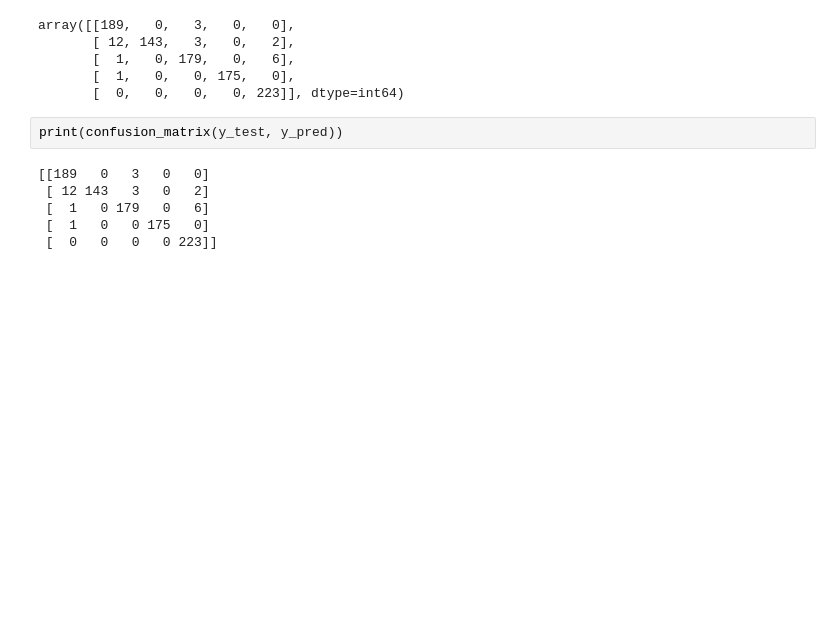
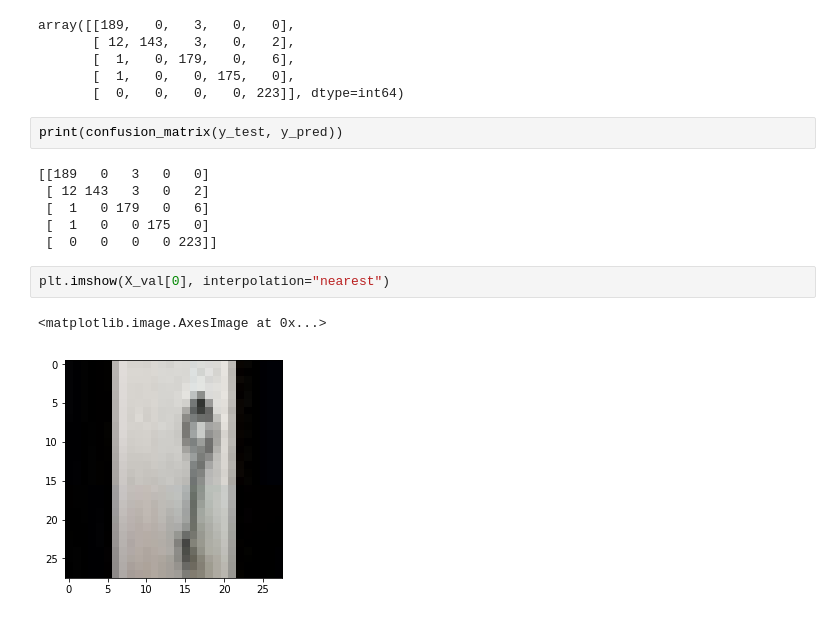
Before and after one commit to brandonsteed/hardware, a Jupyter notebook: classifying-hardware-from-images.ipynb, the cells around one changed output. Saved outputs shown, nothing was run; the diff lists cells and outputs as text; blank space fills up the shorter version.

```diff
--- a/classifying-hardware-from-images.ipynb
+++ b/classifying-hardware-from-images.ipynb
@@ -411,3 +411,8 @@ print(confusion_matrix(y_test, y_pred))
  [  1   0 179   0   6]
  [  1   0   0 175   0]
  [  0   0   0   0 223]]
+# %%
+plt.imshow(X_val[0], interpolation="nearest")
+# %% [output]
+<matplotlib.image.AxesImage at 0x...>
+[figure, added]
```
